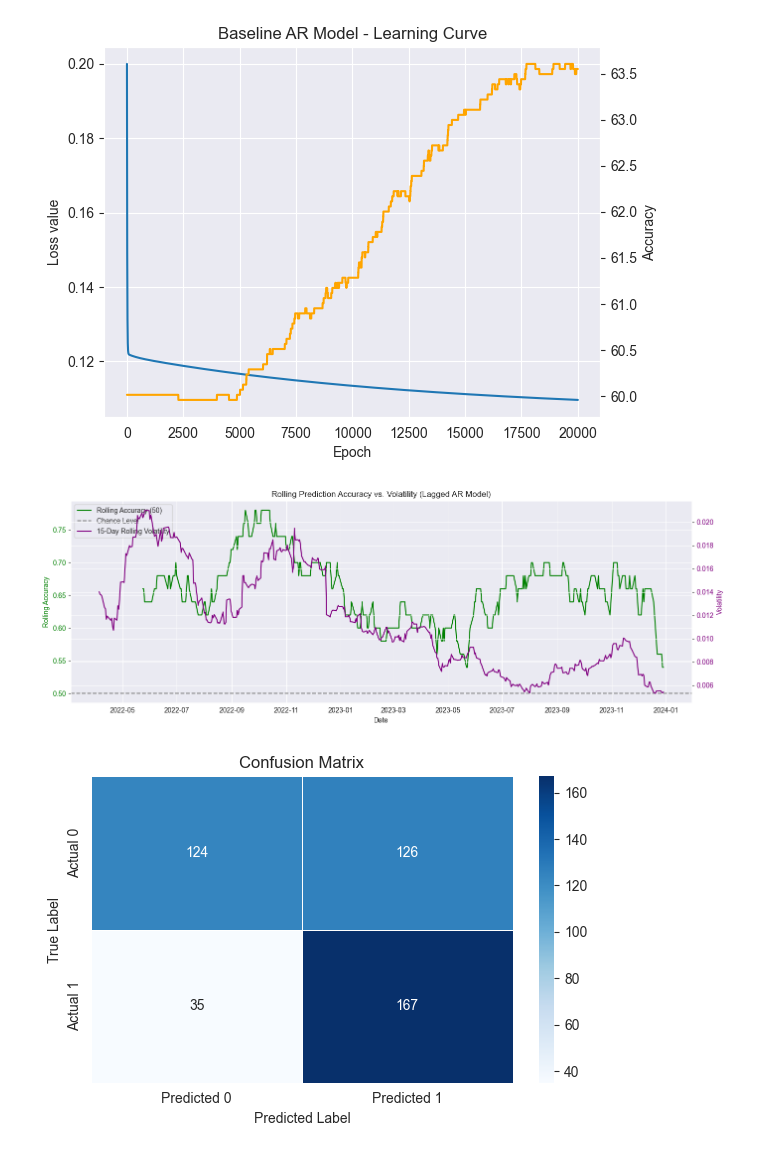
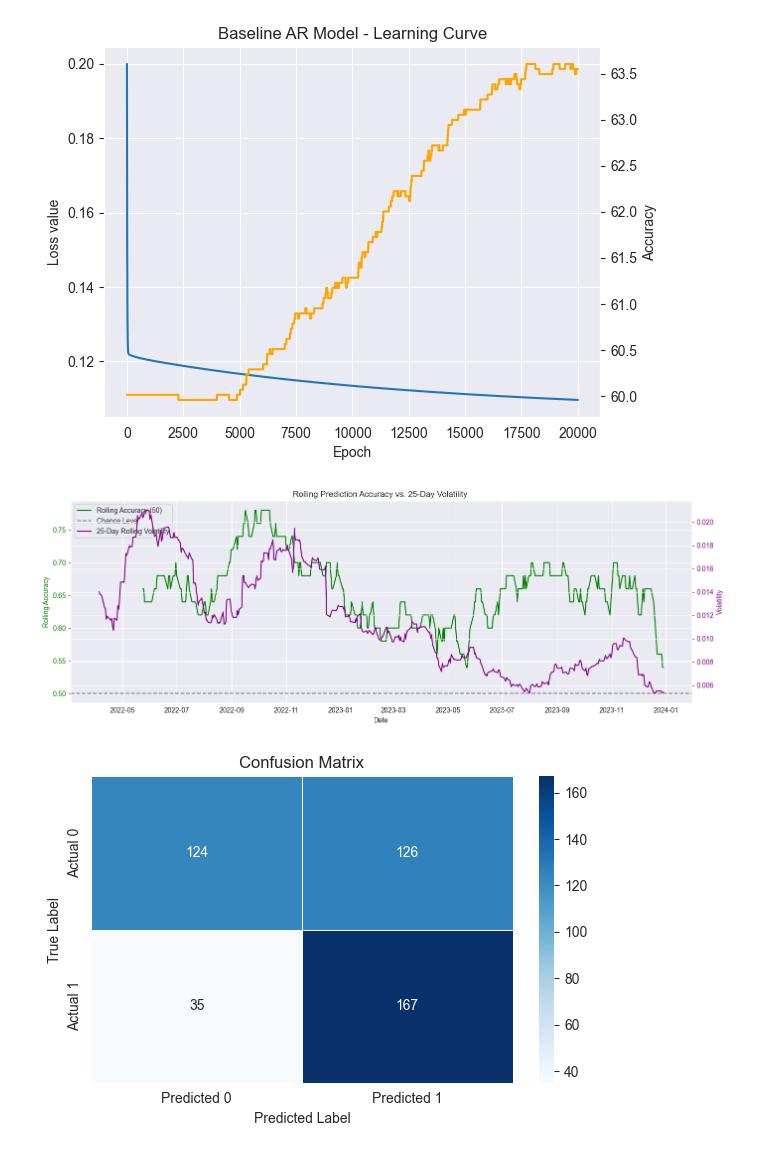
Before and after one commit to eliashuber2401/Machine-Learning-Project-Finance, a Jupyter notebook: Project main/Predictor - copy 2.ipynb, the cells around one changed output. Saved outputs shown, nothing was run; the diff lists cells and outputs as text; code cells hidden in the pictures.

```diff
--- a/Project main/Predictor - copy 2.ipynb
+++ b/Project main/Predictor - copy 2.ipynb
@@ -690,36 +690,36 @@ df_copy['Daily_Return'] = df_copy['Close'].pct_change()
 df_copy['Volatility_15d'] = df_copy['Daily_Return'].rolling(window=25).std()
 
 vol_series = df_copy['Volatility_15d'].iloc[-len(X_lag):].values
 date_series = df_copy['Date'].iloc[-len(X_lag):].values
 split_idx = int(len(X_lag) * 0.8)
 vol_test = vol_series[split_idx:]
 vol_dates = date_series[split_idx:]
 
 fig, ax1 = plt.subplots(figsize=(14, 5))
 
 ax1.plot(results_df['Date'], results_df['Rolling_Accuracy'], color='green', label='Rolling Accuracy (50)')
 ax1.axhline(0.5, color='gray', linestyle='--', label='Chance Level')
 ax1.set_ylabel('Rolling Accuracy', color='green')
 ax1.tick_params(axis='y', labelcolor='green')
 
 ax2 = ax1.twinx()
-ax2.plot(vol_dates, vol_test, color='purple', label='15-Day Rolling Volatility')
+ax2.plot(vol_dates, vol_test, color='purple', label='25-Day Rolling Volatility')
 ax2.set_ylabel('Volatility', color='purple')
 ax2.tick_params(axis='y', labelcolor='purple')
 
-plt.title('Rolling Prediction Accuracy vs. Volatility (Lagged AR Model)')
+plt.title('Rolling Prediction Accuracy vs. 25-Day Volatility ')
 ax1.set_xlabel('Date')
 plt.xticks(rotation=45)
 ax1.grid(True)
 fig.tight_layout()
 
 lines1, labels1 = ax1.get_legend_handles_labels()
 lines2, labels2 = ax2.get_legend_handles_labels()
 ax1.legend(lines1 + lines2, labels1 + labels2, loc='upper left')
 
 plt.show()
 # %% [output]
-[figure, old version]
+[figure, new version]
 # %%
 #confusion matrix
 y_pred_cont = model_lag(X_lag_test)
```
Also changed, not shown: parts of 4 cells of this notebook.
